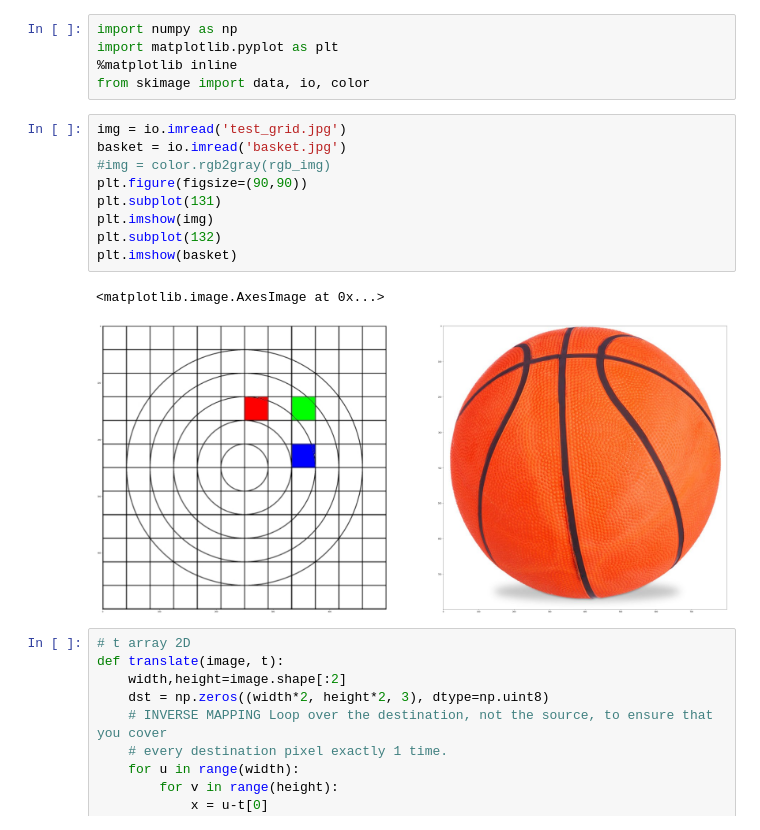
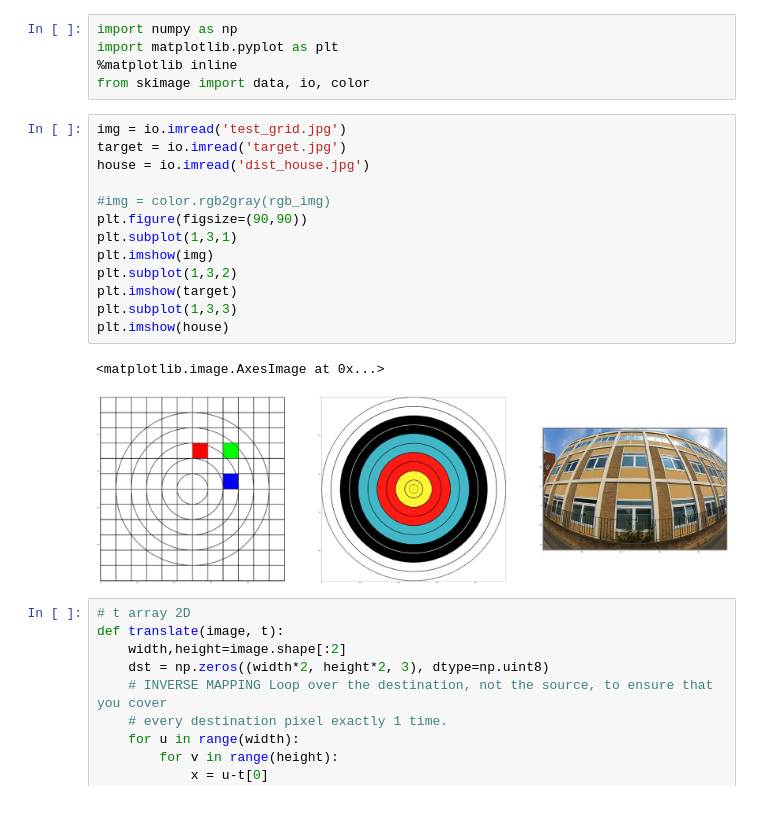
Before and after one commit to F4de78/fesi-finale, a Jupyter notebook: lensdist.ipynb, the cells around one changed output. Saved outputs shown, nothing was run; the diff lists cells and outputs as text.

```diff
--- a/lensdist.ipynb
+++ b/lensdist.ipynb
@@ -5,16 +5,20 @@ import matplotlib.pyplot as plt
 from skimage import data, io, color
 # %%
 img = io.imread('test_grid.jpg')
-basket = io.imread('basket.jpg')
+target = io.imread('target.jpg')
+house = io.imread('dist_house.jpg')
+
 #img = color.rgb2gray(rgb_img)
 plt.figure(figsize=(90,90))
-plt.subplot(131)
+plt.subplot(1,3,1)
 plt.imshow(img)
-plt.subplot(132)
-plt.imshow(basket)
+plt.subplot(1,3,2)
+plt.imshow(target)
+plt.subplot(1,3,3)
+plt.imshow(house)
 # %% [output]
 <matplotlib.image.AxesImage at 0x...>
-[figure, old version]
+[figure, new version]
 # %%
 # t array 2D
 def translate(image, t):
```
Also changed, not shown: parts of 5 cells of this notebook, 2 other files.
